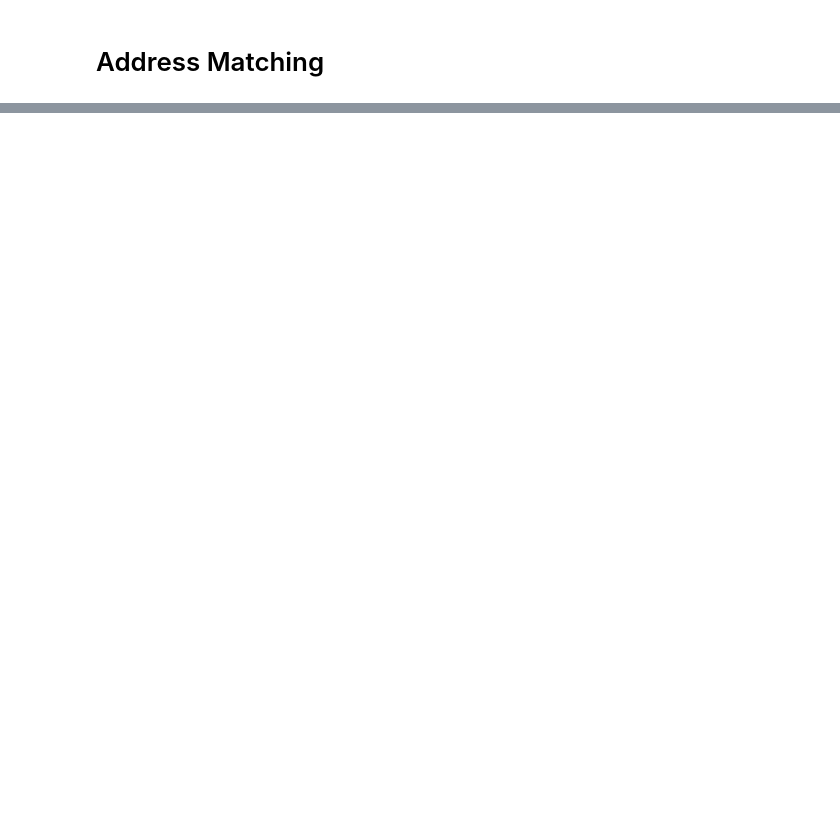
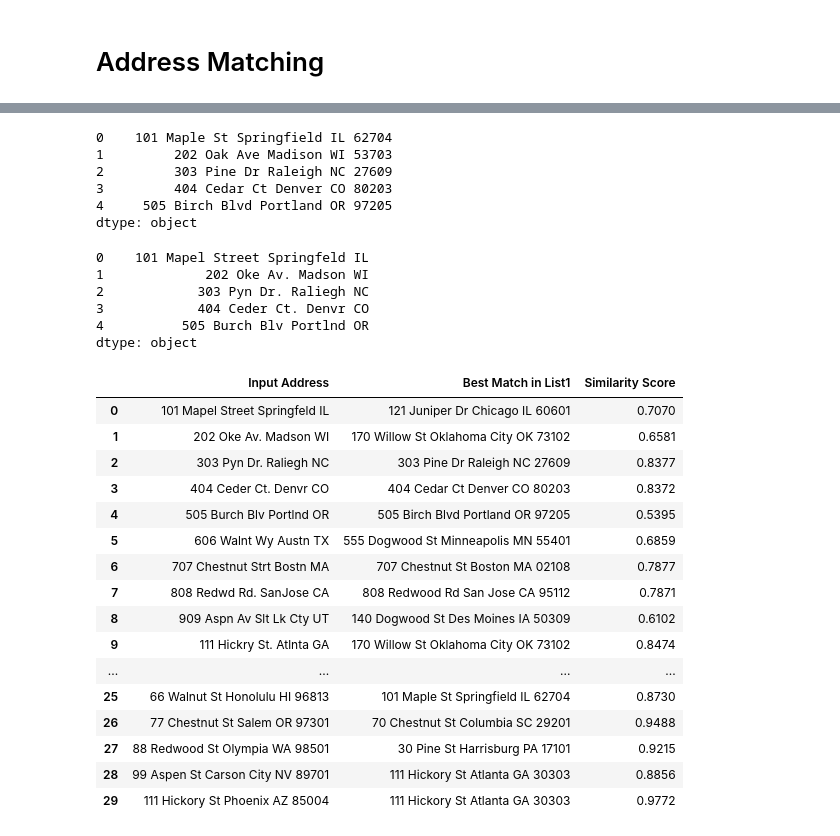
Before and after one commit to iperezav/Address-Matching, a Jupyter notebook: main.ipynb, the cells around one changed output, grey strips where cells are left out. Saved outputs shown, nothing was run; the diff lists cells and outputs as text; code cells hidden in the pictures; blank space fills up the shorter version.

```diff
--- a/main.ipynb
+++ b/main.ipynb
@@ -24,0 +334,5 @@ import fuzzywuzzy
+# %%
+import pandas as pd
+
+addrs_company1 = pd.read_csv('Source1.csv')
+addrs_company2 = pd.read_csv('Source2.csv')
@@ -24,0 +619,74 @@ import fuzzywuzzy
+# %%
+import spacy
+
+# To use spaCy for NER, you need to install the English model first:
+# Python -m spacy download en_core_web_sm
+# Python -m spacy download en_core_web_md
+# Python -m spacy download en_core_web_lg
+# Python -m spacy download en
+
+# Load the NER spaCy model
+nlp = spacy.load("en_core_web_md")
+# %%
+nlp_addrs_string_comp1 = addrs_company1['Street'].fillna('') + addrs_company1['City'].fillna('') + addrs_company1['ZipCode'].fillna('')
+nlp_addrs_string_comp2 = addrs_company2['Street'].fillna('') + addrs_company2['City'].fillna('') + addrs_company2['ZipCode'].fillna('')
+# %%
+nlp_addrs_string_comp1.head()
+# %% [output]
+0    101 Maple St Springfield IL 62704
+1         202 Oak Ave Madison WI 53703
+2         303 Pine Dr Raleigh NC 27609
+3         404 Cedar Ct Denver CO 80203
+4     505 Birch Blvd Portland OR 97205
+dtype: object
+# %%
+nlp_addrs_string_comp2.head()
+# %% [output]
+0    101 Mapel Street Springfeld IL
+1             202 Oke Av. Madson WI
+2            303 Pyn Dr. Raliegh NC
+3            404 Ceder Ct. Denvr CO
+4          505 Burch Blv Portlnd OR
+dtype: object
+# %%
+# Convert addresses in first list to vectors
+docs1 = [nlp(addr) for addr in nlp_addrs_string_comp1]
+
+# Match each address in list2
+results = []
+for addr2 in nlp_addrs_string_comp2:
+    # Convert addresses in second list to vectors
+    doc2 = nlp(addr2)
+    best_match = None
+    best_score = -1
+
+    for doc1 in docs1:
+        # Compute similarity score
+        score = doc2.similarity(doc1)
+        if score > best_score:
+            best_score = score
+            best_match = doc1.text
+
+    results.append((addr2, best_match,round(best_score, 4)))
+
+df_results = pd.DataFrame(results, columns=["Input Address", "Best Match in List1", "Similarity Score"])
+# %%
+df_results
+# %% [output]
+|  | Input Address | Best Match in List1 | Similarity Score |
+| 0 | 101 Mapel Street Springfeld IL | 121 Juniper Dr Chicago IL 60601 | 0.7070 |
+| 1 | 202 Oke Av. Madson WI | 170 Willow St Oklahoma City OK 73102 | 0.6581 |
+| 2 | 303 Pyn Dr. Raliegh NC | 303 Pine Dr Raleigh NC 27609 | 0.8377 |
+| 3 | 404 Ceder Ct. Denvr CO | 404 Cedar Ct Denver CO 80203 | 0.8372 |
+| 4 | 505 Burch Blv Portlnd OR | 505 Birch Blvd Portland OR 97205 | 0.5395 |
+| 5 | 606 Walnt Wy Austn TX | 555 Dogwood St Minneapolis MN 55401 | 0.6859 |
+| 6 | 707 Chestnut Strt Bostn MA | 707 Chestnut St Boston MA 02108 | 0.7877 |
+| 7 | 808 Redwd Rd. SanJose CA | 808 Redwood Rd San Jose CA 95112 | 0.7871 |
+| 8 | 909 Aspn Av Slt Lk Cty UT | 140 Dogwood St Des Moines IA 50309 | 0.6102 |
+| 9 | 111 Hickry St. Atlnta GA | 170 Willow St Oklahoma City OK 73102 | 0.8474 |
+| ... | ... | ... | ... |
+| 25 | 66 Walnut St Honolulu HI 96813 | 101 Maple St Springfield IL 62704 | 0.8730 |
+| 26 | 77 Chestnut St Salem OR 97301 | 70 Chestnut St Columbia SC 29201 | 0.9488 |
+| 27 | 88 Redwood St Olympia WA 98501 | 30 Pine St Harrisburg PA 17101 | 0.9215 |
+| 28 | 99 Aspen St Carson City NV 89701 | 111 Hickory St Atlanta GA 30303 | 0.8856 |
+| 29 | 111 Hickory St Phoenix AZ 85004 | 111 Hickory St Atlanta GA 30303 | 0.9772 |
```
Also changed, not shown: parts of 62 cells of this notebook, 4 other files.
